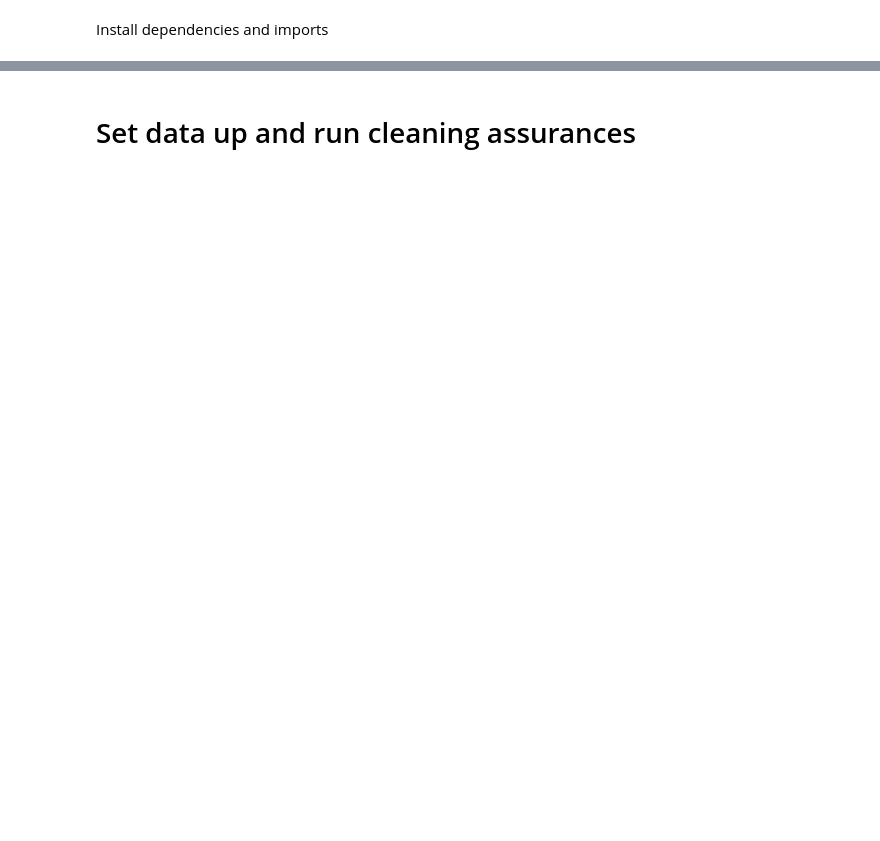
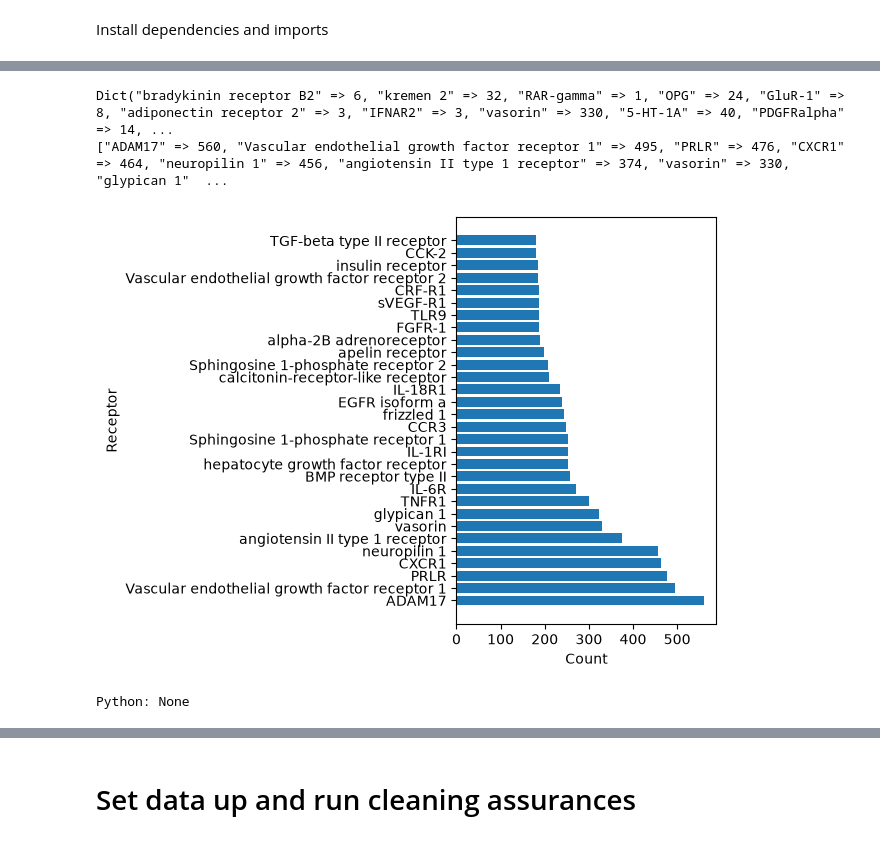
Before and after one commit to juliaevizza/endocrinology-MsEE, a Jupyter notebook: ESM-Finetuning/ENDOdisruptor.ipynb, the cells around one changed output, grey strips where cells are left out. Cells and saved outputs as stored; diff of their text form; code cells hidden in the pictures; blank space fills up the shorter version.

Commit message:
processing and storage of endonet github posted csv

```diff
--- a/ESM-Finetuning/ENDOdisruptor.ipynb
+++ b/ESM-Finetuning/ENDOdisruptor.ipynb
@@ -41,0 +52,13 @@ df.head()
+# %%
+using CSV
+using DataFrames
+using HTTP
+using PythonPlot
+using StatsBase
+
+
+url =  "https://raw.githubusercontent.com/kevaldodiya/EndoNet-Compilation/refs/heads/main/Bioinformatics/Dataset/final_resolve_3.csv"
+data = CSV.read(HTTP.get(url).body, DataFrame)
+
+# Tell Python where to find trusted certificates
+ENV["SSL_CERT_FILE"] = NetworkOptions.ca_roots_path()
@@ -41,0 +79,30 @@ df.head()
+# %%
+
+# Count occurrences and plot
+
+# countmap(x::AbstractVector, wv::AbstractVector{<:Real})
+freq = countmap(data."rec_name", alg = :dict)
+sorted_cm = sort(collect(freq); by = p -> p.second, rev = true)
+println(freq)
+
+labels = string.(collect(first.(sorted_cm)))
+frequencies = collect(last.(sorted_cm))
+
+
+println(sorted_cm[1:10])
+
+labels = labels[1:30]
+frequencies = frequencies[1:30, :]
+
+
+pyplot.figure()
+pyplot.barh(labels, frequencies)
+pyplot.xlabel("Count")
+pyplot.ylabel("Receptor")
+pyplot.tight_layout()
+pyplot.show()
+# %% [output]
+Dict("bradykinin receptor B2" => 6, "kremen 2" => 32, "RAR-gamma" => 1, "OPG" => 24, "GluR-1" => 8, "adiponectin receptor 2" => 3, "IFNAR2" => 3, "vasorin" => 330, "5-HT-1A" => 40, "PDGFRalpha" => 14, ...
+["ADAM17" => 560, "Vascular endothelial growth factor receptor 1" => 495, "PRLR" => 476, "CXCR1" => 464, "neuropilin 1" => 456, "angiotensin II type 1 receptor" => 374, "vasorin" => 330, "glypican 1"  ...
+[figure, added]
+Python: None
```
Also changed, not shown: parts of 13 cells of this notebook, 2 other files.
